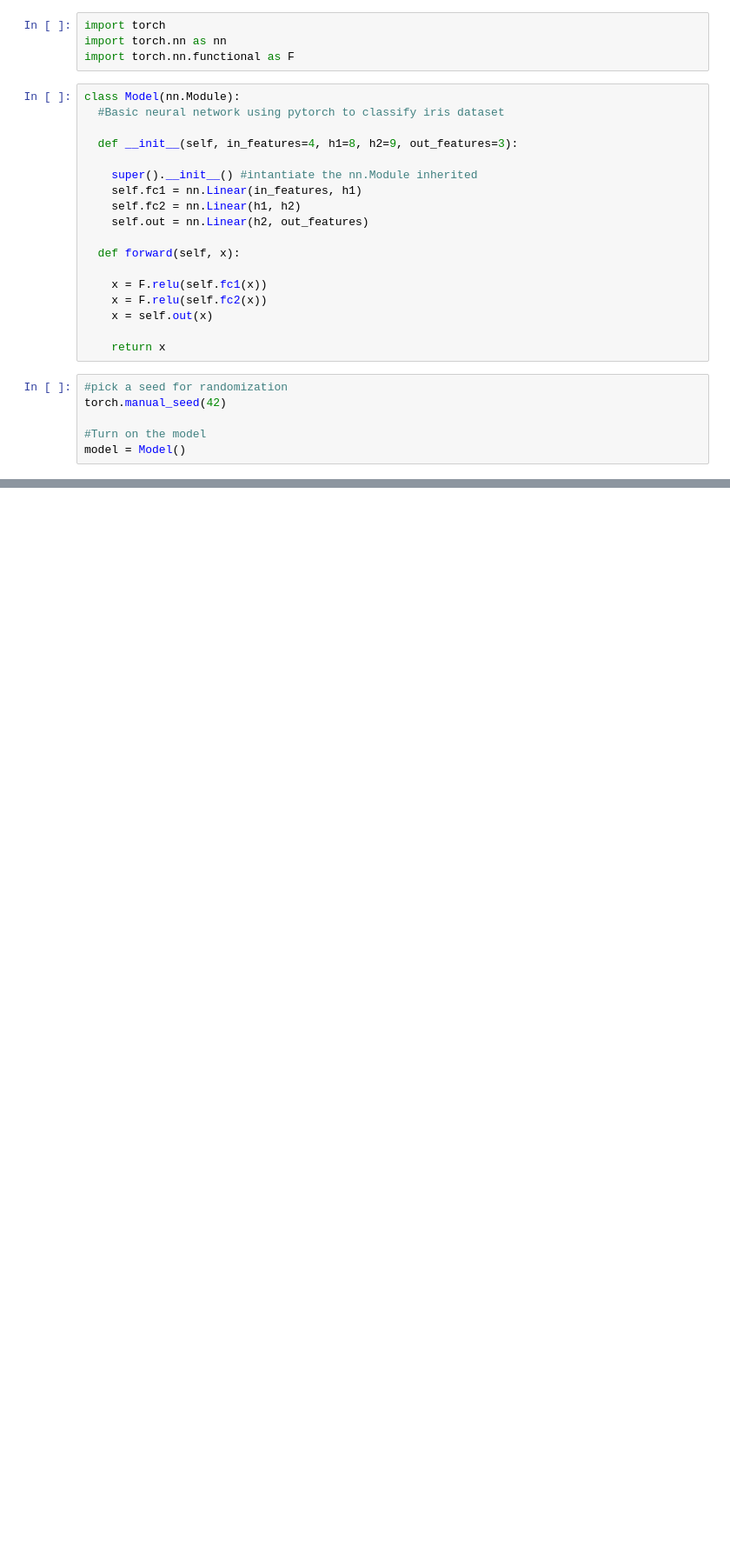
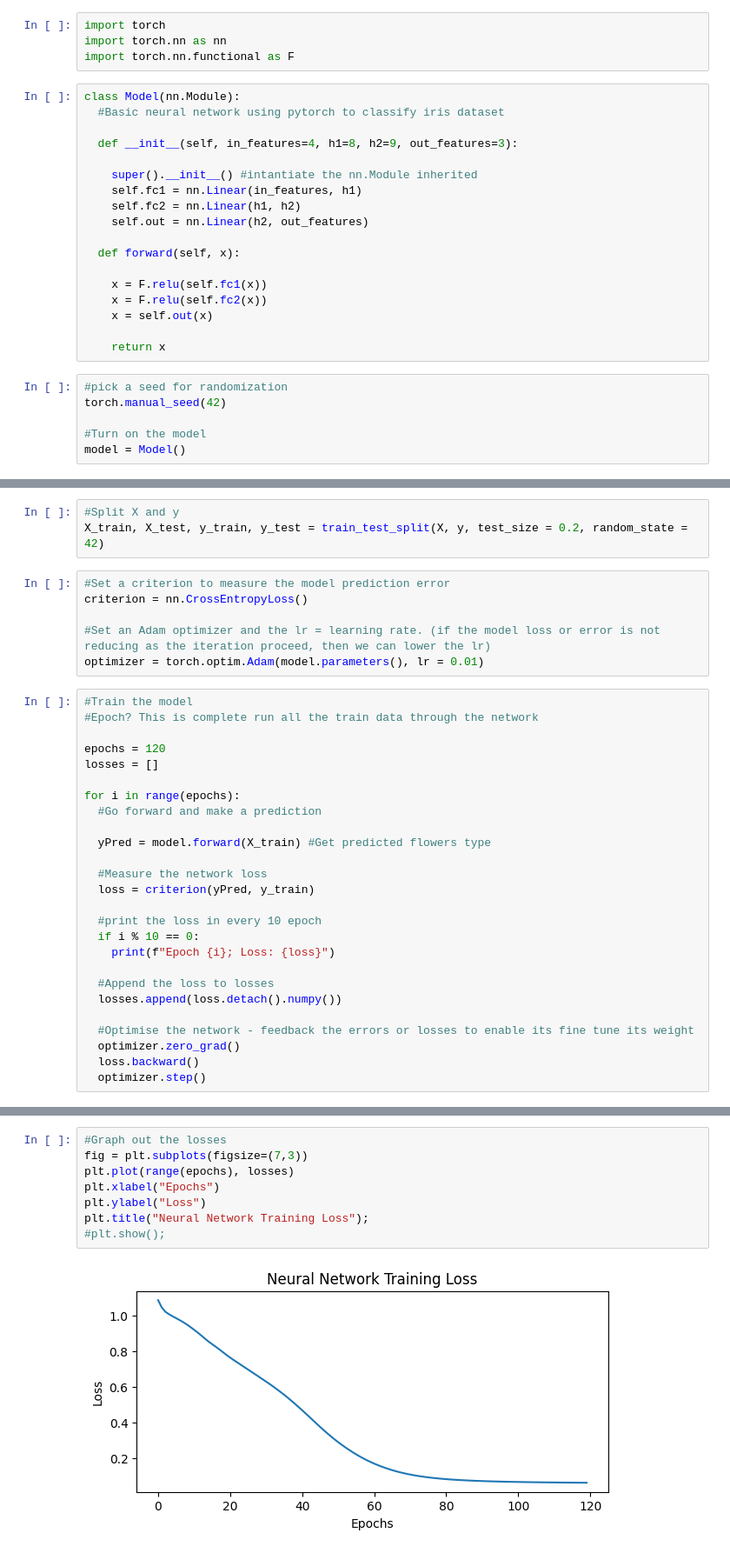
Before and after one commit to Darlywa/pytorch-tutorial, a Jupyter notebook: basic_neural_network_pytorch.ipynb, the cells around one changed output, grey strips where cells are left out. Shown at 87% size. Saved outputs shown, nothing was run; the diff lists cells and outputs as text; blank space fills up the shorter version.

```diff
--- a/basic_neural_network_pytorch.ipynb
+++ b/basic_neural_network_pytorch.ipynb
@@ -30,0 +87,35 @@ model = Model()
+# %%
+#Split X and y
+X_train, X_test, y_train, y_test = train_test_split(X, y, test_size = 0.2, random_state = 42)
+# %%
+#Set a criterion to measure the model prediction error
+criterion = nn.CrossEntropyLoss()
+
+#Set an Adam optimizer and the lr = learning rate. (if the model loss or error is not reducing as the iteration proceed, then we can lower the lr)
+optimizer = torch.optim.Adam(model.parameters(), lr = 0.01)
+# %%
+#Train the model
+#Epoch? This is complete run all the train data through the network
+
+epochs = 120
+losses = []
+
+for i in range(epochs):
+  #Go forward and make a prediction
+
+  yPred = model.forward(X_train) #Get predicted flowers type
+
+  #Measure the network loss
+  loss = criterion(yPred, y_train)
+
+  #print the loss in every 10 epoch
+  if i % 10 == 0:
+    print(f"Epoch {i}; Loss: {loss}")
+
+  #Append the loss to losses
+  losses.append(loss.detach().numpy())
+
+  #Optimise the network - feedback the errors or losses to enable its fine tune its weight
+  optimizer.zero_grad()
+  loss.backward()
+  optimizer.step()
@@ -30,0 +135,10 @@ model = Model()
+# %%
+#Graph out the losses
+fig = plt.subplots(figsize=(7,3))
+plt.plot(range(epochs), losses)
+plt.xlabel("Epochs")
+plt.ylabel("Loss")
+plt.title("Neural Network Training Loss");
+#plt.show();
+# %% [output]
+[figure, added]
```
Also changed, not shown: parts of 11 cells of this notebook.
